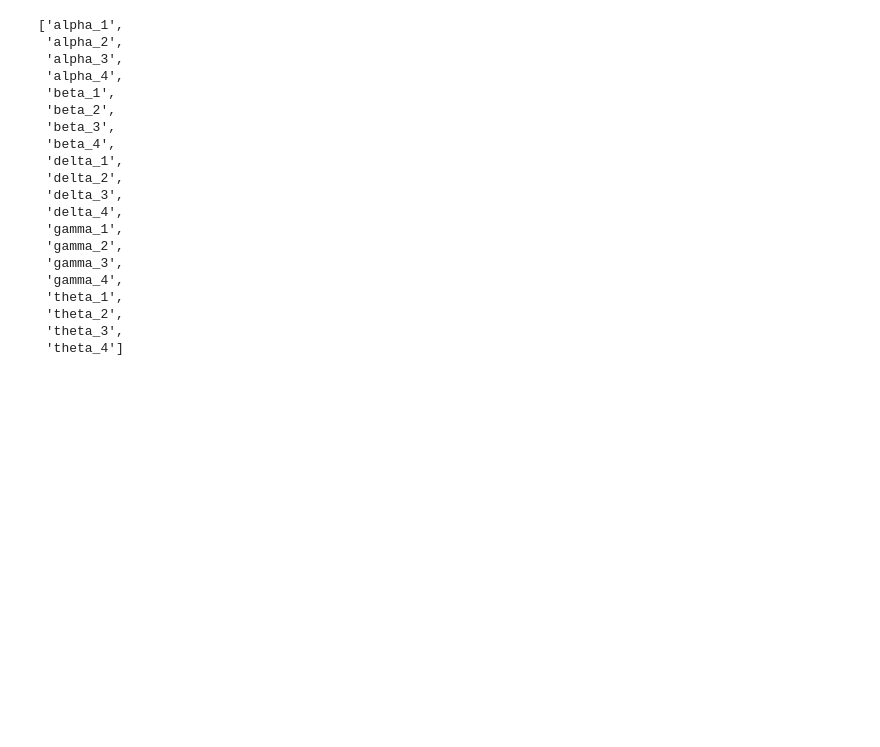
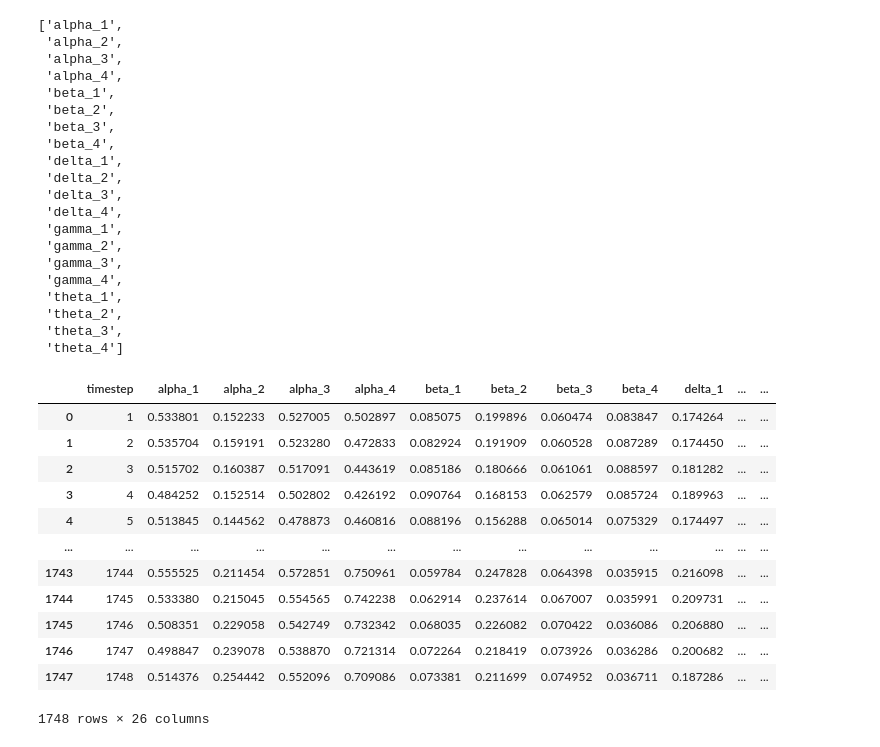
Before and after one commit to asheeshcric/VA, a Jupyter notebook: notebooks/EEG_Feature_Extraction.ipynb, the cells around one changed output. Saved outputs shown, nothing was run; the diff lists cells and outputs as text; code cells hidden in the pictures; blank space fills up the shorter version.

```diff
--- a/notebooks/EEG_Feature_Extraction.ipynb
+++ b/notebooks/EEG_Feature_Extraction.ipynb
@@ -229,0 +260,16 @@ X_temp = temp_features.add_temporal_features(X, selected_cols, window_size, ['me
+# %%
+X
+# %% [output]
+|  | timestep | alpha_1 | alpha_2 | alpha_3 | alpha_4 | beta_1 | beta_2 | beta_3 | beta_4 | delta_1 | ... | ... |
+| 0 | 1 | 0.533801 | 0.152233 | 0.527005 | 0.502897 | 0.085075 | 0.199896 | 0.060474 | 0.083847 | 0.174264 | ... | ... |
+| 1 | 2 | 0.535704 | 0.159191 | 0.523280 | 0.472833 | 0.082924 | 0.191909 | 0.060528 | 0.087289 | 0.174450 | ... | ... |
+| 2 | 3 | 0.515702 | 0.160387 | 0.517091 | 0.443619 | 0.085186 | 0.180666 | 0.061061 | 0.088597 | 0.181282 | ... | ... |
+| 3 | 4 | 0.484252 | 0.152514 | 0.502802 | 0.426192 | 0.090764 | 0.168153 | 0.062579 | 0.085724 | 0.189963 | ... | ... |
+| 4 | 5 | 0.513845 | 0.144562 | 0.478873 | 0.460816 | 0.088196 | 0.156288 | 0.065014 | 0.075329 | 0.174497 | ... | ... |
+| ... | ... | ... | ... | ... | ... | ... | ... | ... | ... | ... | ... | ... |
+| 1743 | 1744 | 0.555525 | 0.211454 | 0.572851 | 0.750961 | 0.059784 | 0.247828 | 0.064398 | 0.035915 | 0.216098 | ... | ... |
+| 1744 | 1745 | 0.533380 | 0.215045 | 0.554565 | 0.742238 | 0.062914 | 0.237614 | 0.067007 | 0.035991 | 0.209731 | ... | ... |
+| 1745 | 1746 | 0.508351 | 0.229058 | 0.542749 | 0.732342 | 0.068035 | 0.226082 | 0.070422 | 0.036086 | 0.206880 | ... | ... |
+| 1746 | 1747 | 0.498847 | 0.239078 | 0.538870 | 0.721314 | 0.072264 | 0.218419 | 0.073926 | 0.036286 | 0.200682 | ... | ... |
+| 1747 | 1748 | 0.514376 | 0.254442 | 0.552096 | 0.709086 | 0.073381 | 0.211699 | 0.074952 | 0.036711 | 0.187286 | ... | ... |
+1748 rows × 26 columns
```
Also changed, not shown: parts of 6 cells of this notebook.
